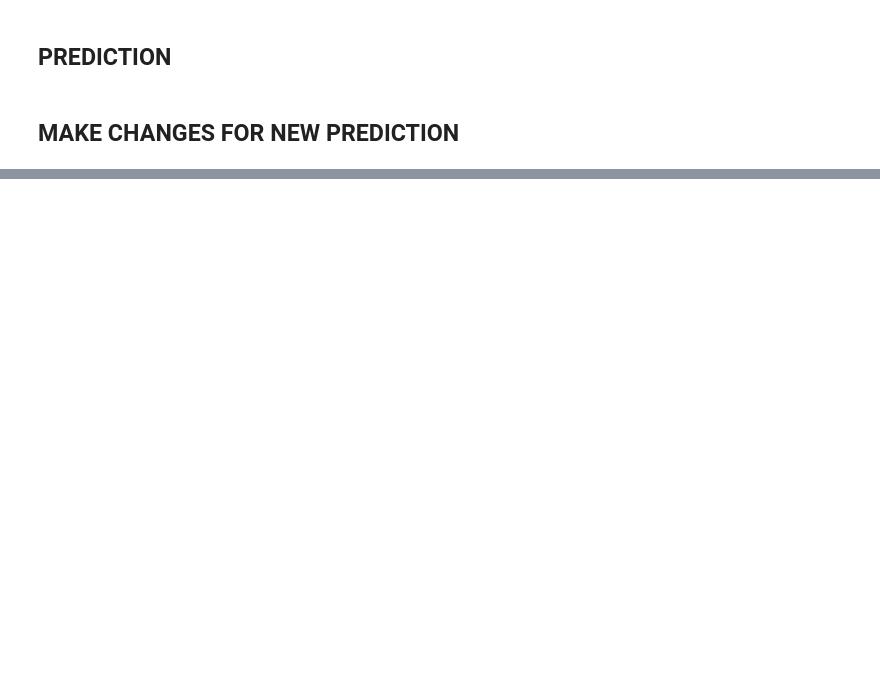
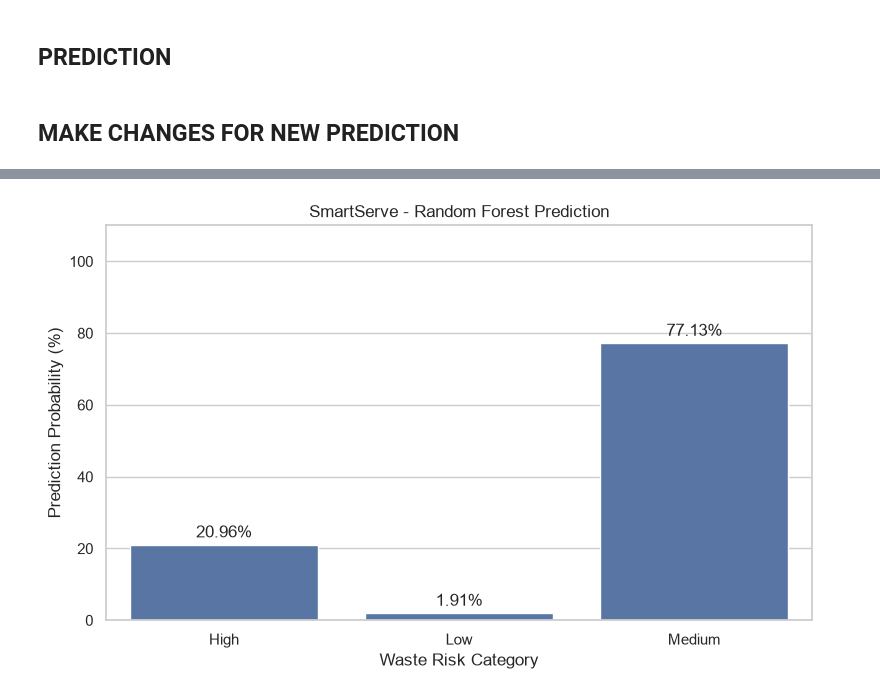
Before and after one commit to dipeshpanchal3001-ship-it/SMART_SERVE, a Jupyter notebook: Phases.ipynb, the cells around one changed output, grey strips where cells are left out. Saved outputs shown, nothing was run; the diff lists cells and outputs as text; code cells hidden in the pictures; blank space fills up the shorter version.

```diff
--- a/Phases.ipynb
+++ b/Phases.ipynb
@@ -1359,51 +1531,81 @@ unseen_data = pd.DataFrame([unseen_input])
 # %% [markdown]
 ## MAKE CHANGES FOR NEW PREDICTION
 # %%
-unseen_data.loc[0, "establishment_type"] = "Restaurant"
+unseen_data.loc[0, "establishment_type"] = "Hotel"
 unseen_data.loc[0, "city"] = "Ahmedabad"
 unseen_data.loc[0, "cuisine_type"] = "Indian"
-unseen_data.loc[0, "food_item"] = "Gulab Jamun"
+unseen_data.loc[0, "food_item"] = "Pizza"
 unseen_data.loc[0, "item_category"] = "Main Course"
-unseen_data.loc[0, "meal_type"] = "Dinner"
-unseen_data.loc[0, "day_of_week"] = "Monday"
+unseen_data.loc[0, "meal_type"] = "Lunch"
+unseen_data.loc[0, "day_of_week"] = "Sunday"
 unseen_data.loc[0, "weather_condition"] = "Sunny"
-unseen_data.loc[0, "special_event"] = "No"
-unseen_data.loc[0, "previous_day_sales"] = 50
-unseen_data.loc[0, "expected_customers"] = 100
-unseen_data.loc[0, "price_per_plate_inr"] = 200
+unseen_data.loc[0, "special_event"] = "Yes"
+unseen_data.loc[0, "previous_day_sales"] = 100
+unseen_data.loc[0, "expected_customers"] = 180
+unseen_data.loc[0, "price_per_plate_inr"] = 180
 unseen_data.loc[0, "cost_per_plate_inr"] = 130
 unseen_data.loc[0, "discount_applied_pct"] = 0
-unseen_data.loc[0, "planned_buffer"] = 10
+unseen_data.loc[0, "planned_buffer"] = 20
 # %%
+import pandas as pd
+import matplotlib.pyplot as plt
+import seaborn as sns
+
+# ==========================================
+# STEP 1: DEFINE UNTUNED RANDOM FOREST MODEL
+# ==========================================
+
+final_model = random_forest_model
+
+
+# ==========================================
+# STEP 2: CREATE ADDITIONAL FEATURES
+# ==========================================
+
 unseen_data["margin_percentage"] = (
     (unseen_data["price_per_plate_inr"] -
      unseen_data["cost_per_plate_inr"]) /
     unseen_data["price_per_plate_inr"].replace(0, 1)
 ) * 100
+
 unseen_data["profit_margin_inr"] = (
     unseen_data["price_per_plate_inr"] -
     unseen_data["cost_per_plate_inr"]
 )
+
 unseen_data["sales_vs_expected_diff"] = (
     unseen_data["expected_customers"] -
     unseen_data["previous_day_sales"]
 )
+
 unseen_data["is_weekend"] = (
     unseen_data["day_of_week"]
     .isin(["Saturday", "Sunday"])
 ).astype(int)
+
 unseen_data["day"] = 30
 unseen_data["month"] = 10
 
+
+# ==========================================
+# STEP 3: SELECT REQUIRED FEATURES
+# ==========================================
 
 required_columns = final_model.named_steps[
     "preprocessor"
 ].feature_names_in_
 
-unseen_features = unseen_data[list(required_columns)].copy()
+unseen_features = unseen_data[
+    list(required_columns)
+].copy()
 
 
+# ==========================================
+# STEP 4: MAKE PREDICTION
+# ==========================================
+
 prediction = final_model.predict(unseen_features)
+
 prediction_probabilities = final_model.predict_proba(
     unseen_features
 )
@@ -1411,14 +1613,30 @@ prediction_probabilities = final_model.predict_proba(
 predicted_risk = prediction[0]
 
 
+# ==========================================
+# STEP 5: DISPLAY PREDICTION
+# ==========================================
+
 print("SMARTSERVE FOOD WASTE PREDICTION")
 print("--------------------------------")
-print("Selected Final Model:", best_model_name)
-print("Establishment:", unseen_data.loc[0, "establishment_type"])
-print("Food Item:", unseen_data.loc[0, "food_item"])
-print("Meal Type:", unseen_data.loc[0, "meal_type"])
+
+print("Selected Final Model: Untuned Random Forest")
+
+print("Establishment:",
+      unseen_data.loc[0, "establishment_type"])
+
+print("Food Item:",
+      unseen_data.loc[0, "food_item"])
+
+print("Meal Type:",
+      unseen_data.loc[0, "meal_type"])
+
 print("\nPredicted Waste Risk:", predicted_risk)
 
+
+# ==========================================
+# STEP 6: DISPLAY PROBABILITIES
+# ==========================================
 
 probability_df = pd.DataFrame({
     "Waste Risk": final_model.classes_,
@@ -1428,6 +1646,11 @@ probability_df = pd.DataFrame({
 })
 
 display(probability_df)
+
+
+# ==========================================
+# STEP 7: VISUALIZE PREDICTION
+# ==========================================
 
 plt.figure(figsize=(8, 5))
 
@@ -1440,9 +1663,11 @@ ax = sns.barplot(
 for container in ax.containers:
     ax.bar_label(container, fmt="%.2f%%", padding=3)
 
-plt.title("SmartServe - Food Waste Risk Prediction")
+plt.title("SmartServe - Random Forest Prediction")
 plt.xlabel("Waste Risk Category")
 plt.ylabel("Prediction Probability (%)")
 plt.ylim(0, 110)
+
 plt.tight_layout()
 plt.show()
+# %% [output]
@@ -1448,0 +1686 @@ plt.show()
+[figure, added]
```
Also changed, not shown: parts of 23 cells of this notebook, 4 other files.
